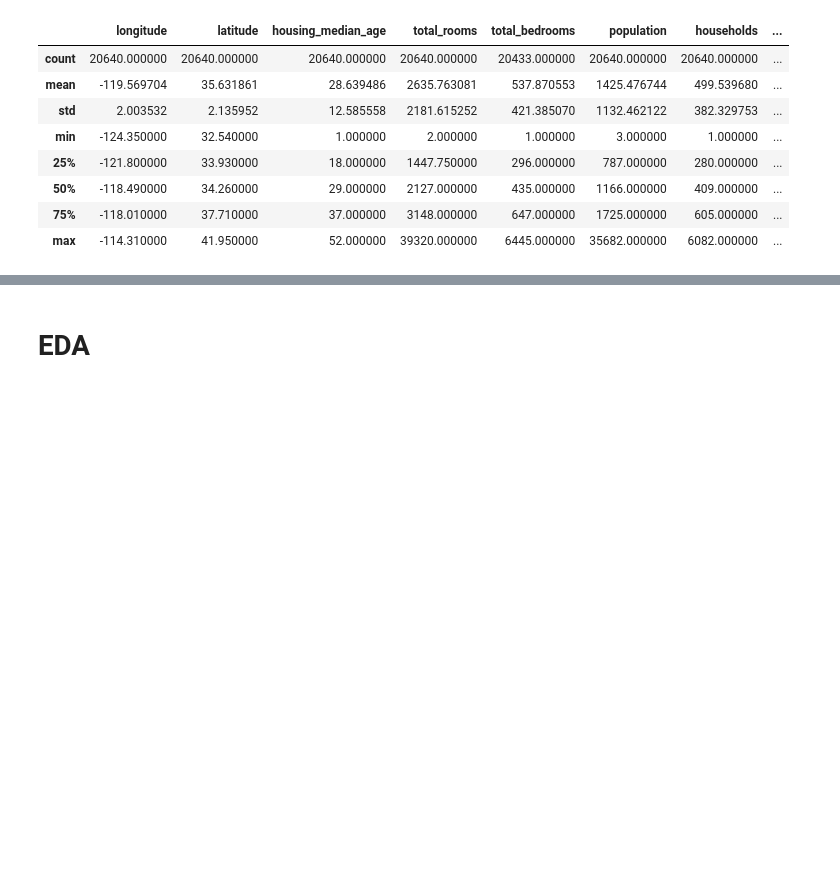
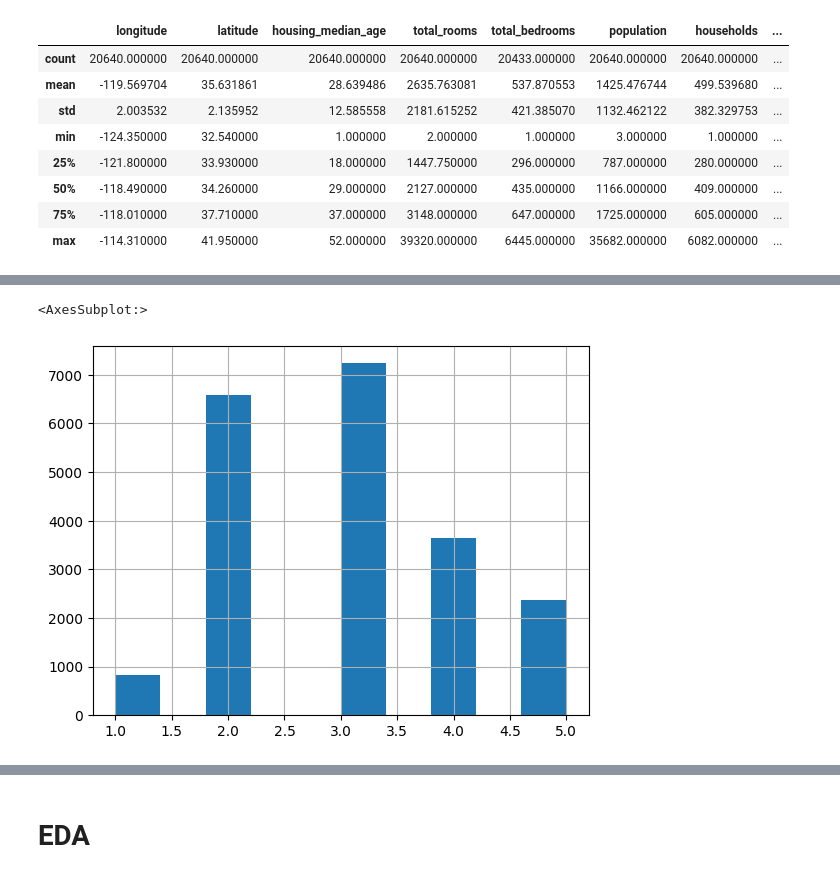
Before and after one commit to arthuranacletodias/Data_Science, a Jupyter notebook: Chapter_2.ipynb, the cells around one changed output, grey strips where cells are left out. Drawn from its saved outputs; the diff is of its cells as text; code cells hidden in the pictures; blank space fills up the shorter version.

```diff
--- a/Chapter_2.ipynb
+++ b/Chapter_2.ipynb
@@ -129,15 +148,19 @@ train_set.shape, test_set.shape
 '''
 Criando um atributo categórico de renda com cinco categorias rotuladas de 1 a 5
 sendo que a categoria 1 varia de 0 a 1,5(US$ 15.000)
-categoria 2 de 1,5 a 3 e assim por diante.
-Visto que queremos ter a mesma proporção de amostragem entre as categorias
-de renda média afim de evitar viés de amostragem
+categoria 2 de 1,5 a 3(US$ 30.000) e assim por diante.
+Visto que queremos ter a mesma proporção de amostragem no treino e teste
+entre as categorias de median_income" afim de evitar viés de amostragem
+Buscamos uma AMOSTRAGEM ESTRATIFICADA!
 '''
-housing["renda_mediana_cat"] = pd.cut(housing["renda_mediana"],
+housing["income_cat"] = pd.cut(housing["median_income"],
                                bins=[0., 1.5, 3.0, 4.5, 6., np.inf],
                                labels=[1, 2, 3, 4, 5])
 # %%
-housing["renda_mediana_cat"].hist()
+housing["income_cat"].hist()
+# %% [output]
+<AxesSubplot:>
+[figure, added]
 # %%
 '''
 Criando conjunto de treino e teste com amostras estratificadas mantendo a
```
Also changed, not shown: parts of 48 cells of this notebook.
